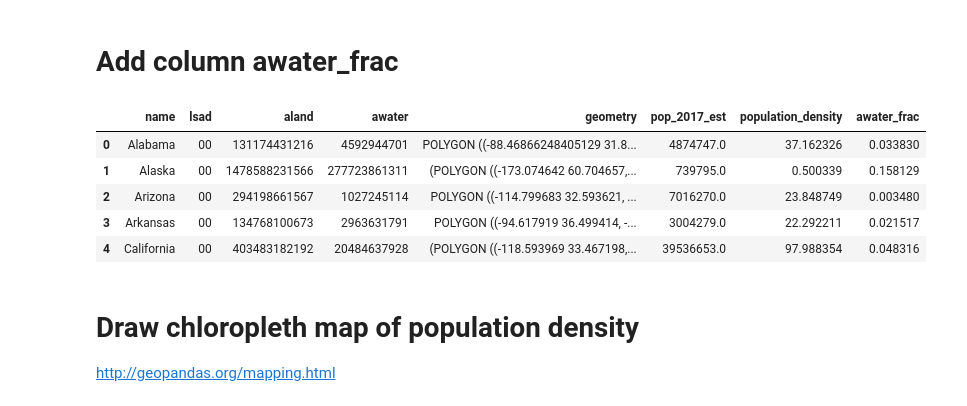
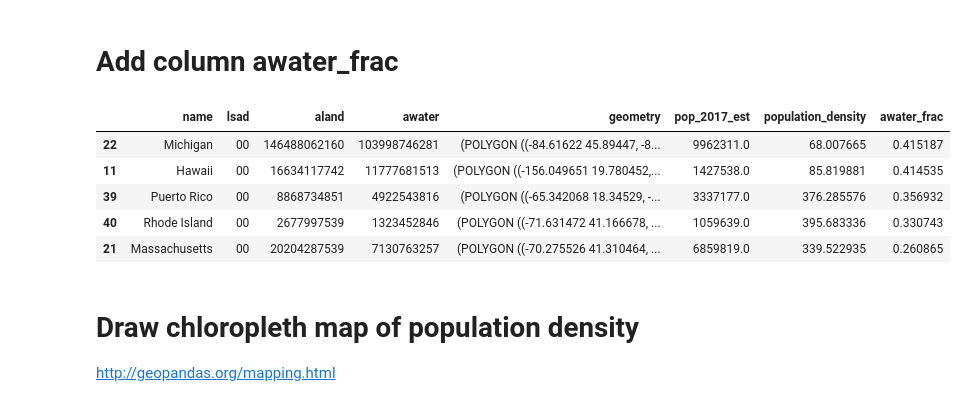
Before and after one commit to beepscore/census_play, a Jupyter notebook: us_states.ipynb, the cells around one changed output. Cells and saved outputs as stored; diff of their text form; code cells hidden in the pictures.

```diff
--- a/us_states.ipynb
+++ b/us_states.ipynb
@@ -185,14 +185,14 @@ df_map[['name','population_density']].sort_values(by= ['population_density'], as
 # Add column awater_frac
 # %%
 df_map['awater_frac'] = df_map['awater'] / (df_map['aland'] + df_map['awater'])
-df_map.iloc[:, 5:].head()
+df_map.iloc[:, 5:].sort_values(by= ['awater_frac'], ascending=False).head()
 # %% [output]
 |  | name | lsad | aland | awater | geometry | pop_2017_est | population_density | awater_frac |
-| 0 | Alabama | 00 | 131174431216 | 4592944701 | POLYGON ((-88.46866248405129 31.8... | 4874747.0 | 37.162326 | 0.033830 |
-| 1 | Alaska | 00 | 1478588231566 | 277723861311 | (POLYGON ((-173.074642 60.704657,... | 739795.0 | 0.500339 | 0.158129 |
-| 2 | Arizona | 00 | 294198661567 | 1027245114 | POLYGON ((-114.799683 32.593621, ... | 7016270.0 | 23.848749 | 0.003480 |
-| 3 | Arkansas | 00 | 134768100673 | 2963631791 | POLYGON ((-94.617919 36.499414, -... | 3004279.0 | 22.292211 | 0.021517 |
-| 4 | California | 00 | 403483182192 | 20484637928 | (POLYGON ((-118.593969 33.467198,... | 39536653.0 | 97.988354 | 0.048316 |
+| 22 | Michigan | 00 | 146488062160 | 103998746281 | (POLYGON ((-84.61622 45.89447, -8... | 9962311.0 | 68.007665 | 0.415187 |
+| 11 | Hawaii | 00 | 16634117742 | 11777681513 | (POLYGON ((-156.049651 19.780452,... | 1427538.0 | 85.819881 | 0.414535 |
+| 39 | Puerto Rico | 00 | 8868734851 | 4922543816 | (POLYGON ((-65.342068 18.34529, -... | 3337177.0 | 376.285576 | 0.356932 |
+| 40 | Rhode Island | 00 | 2677997539 | 1323452846 | (POLYGON ((-71.631472 41.166678, ... | 1059639.0 | 395.683336 | 0.330743 |
+| 21 | Massachusetts | 00 | 20204287539 | 7130763257 | (POLYGON ((-70.275526 41.310464, ... | 6859819.0 | 339.522935 | 0.260865 |
 # %% [markdown]
 # Draw chloropleth map of population density
 http://geopandas.org/mapping.html
```
Also changed, not shown: parts of 7 cells of this notebook.
